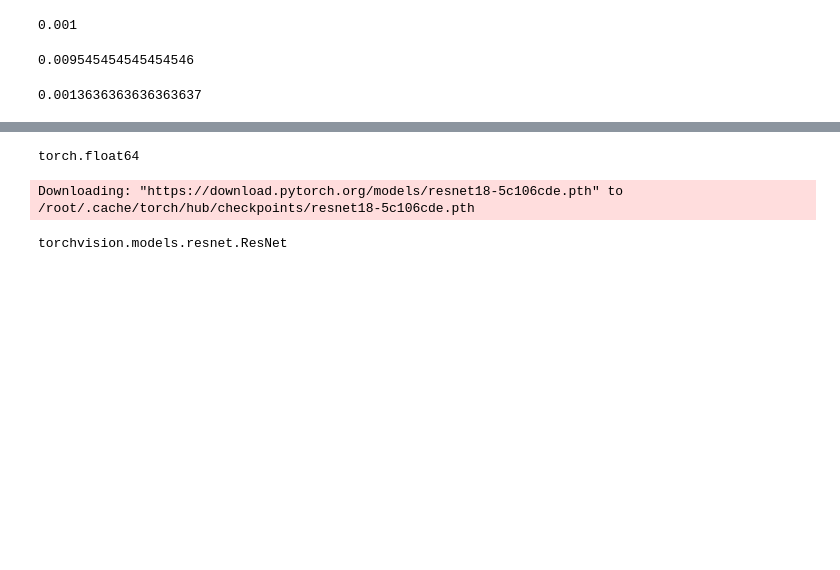
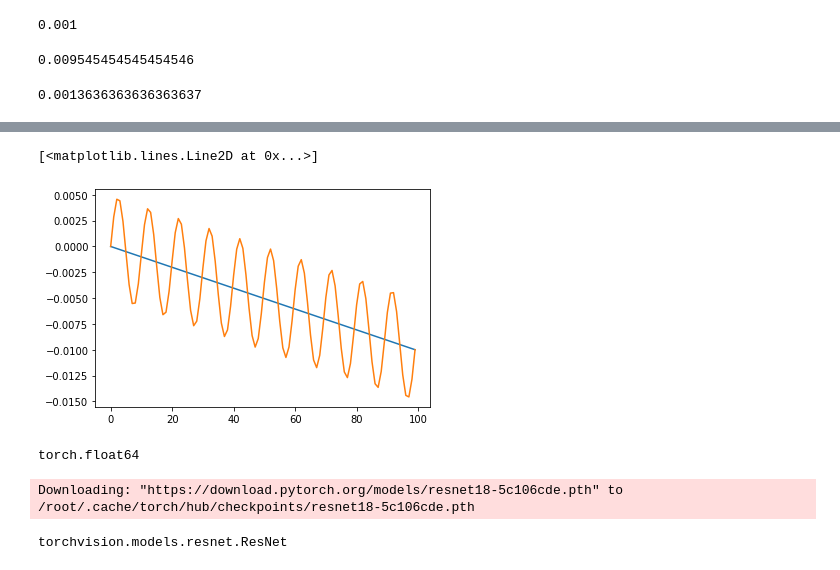
Before and after one commit to MatthewAlmeida/LRSchedules, a Jupyter notebook: schedules.ipynb, the cells around one changed output, grey strips where cells are left out. Saved outputs shown, nothing was run; the diff lists cells and outputs as text; code cells hidden in the pictures; blank space fills up the shorter version.

```diff
--- a/schedules.ipynb
+++ b/schedules.ipynb
@@ -77,3 +127,20 @@ step_fn(24)
+# %%
+n_steps = 100
+slope = -0.01 / n_steps
+frequency = 10
+amplitude = 0.005
+starting_lr = 0.01
+
+A = np.linspace(0,n_steps,n_steps)
+T = np.linspace(0,n_steps * slope,n_steps)
+S = np.sin(2 * np.pi * frequency * A)
+
+plt.plot(T)
+#plt.plot(S)
+plt.plot(T + S * 0.005)
+# %% [output]
+[<matplotlib.lines.Line2D at 0x...>]
+[figure, added]
 # %%
 import torch
 
```
Also changed, not shown: parts of 9 cells of this notebook.
